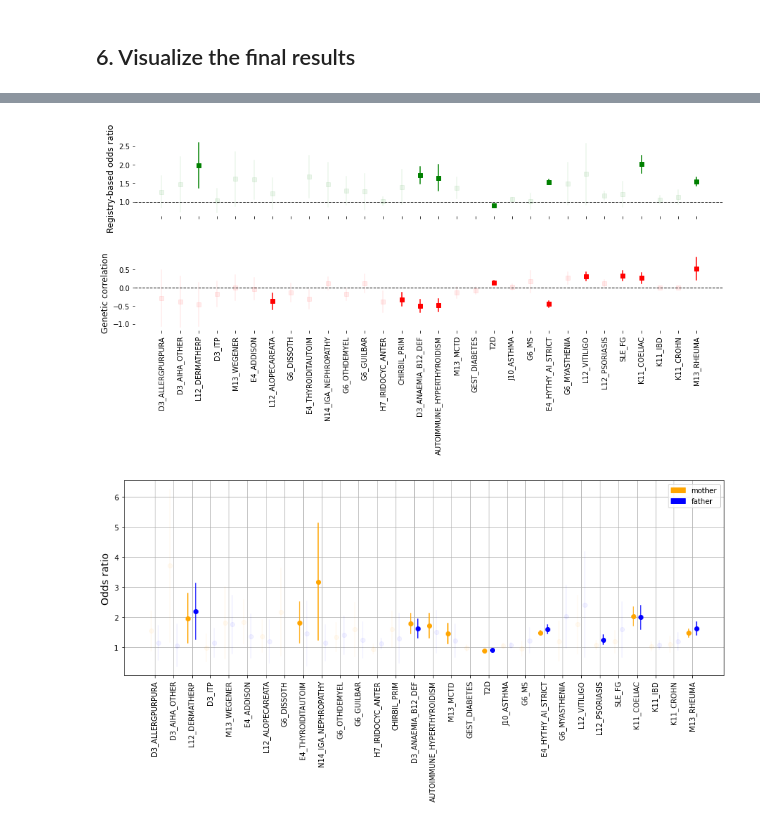
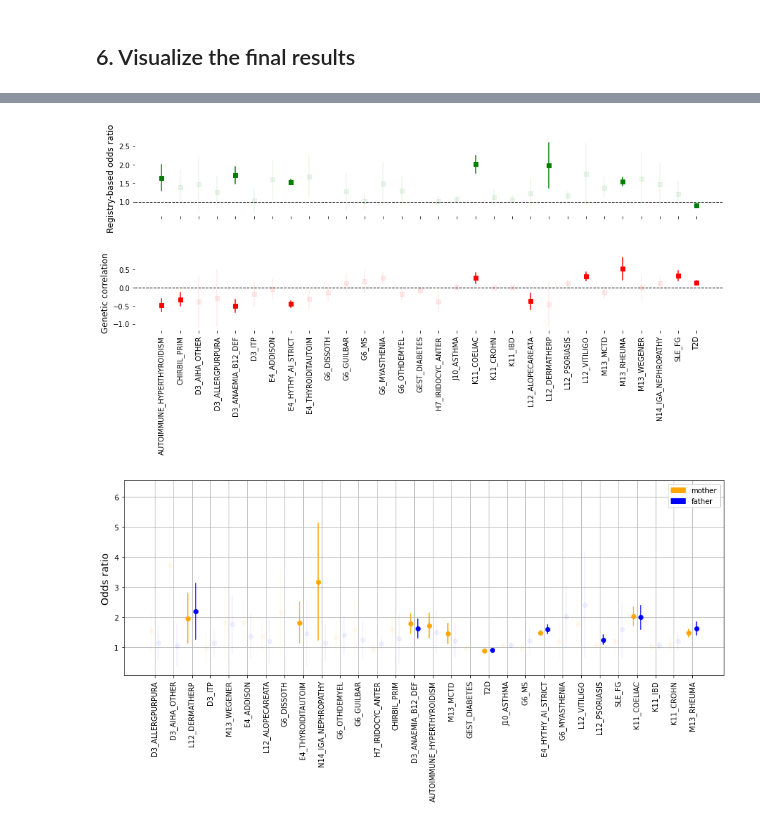
Before and after one commit to dsgelab/familial_tractories, a Jupyter notebook: ldsc.ipynb, the cells around one changed output, grey strips where cells are left out. Saved outputs shown, nothing was run; the diff lists cells and outputs as text; code cells hidden in the pictures.

Commit message:
updates according to the visualization needs

```diff
--- a/ldsc.ipynb
+++ b/ldsc.ipynb
@@ -312,5 +355,5 @@ res = res.merge(registry_res[registry_res.who == 'parent'][['endpoint', 'pval',
 # %%
-def plot_odds_ratio(df, outcome):
+def plot_comparisons(df, outcome):
     """
     :param results: a DataFrame of summary statistics
     :param eps: a list of diseases
@@ -319,6 +362,8 @@ def plot_odds_ratio(df, outcome):
     :param bar_cap: a float which indicates the length of error bar cap
     :return: a odds ratio plot of all the diseases in the list
     """
+    df = df.sort_values(by='endpoint')
+    df.index = range(len(df))
     fig, (ax2,ax1) = plt.subplots(nrows=2, sharex=True, figsize=(15, 5), subplot_kw=dict(frameon=False)) # frameon=False removes frames
     plt.subplots_adjust(hspace=.5)
 #     plt.grid()
@@ -336,9 +381,9 @@ def plot_odds_ratio(df, outcome):
     ax2.set_ylabel('Registry-based odds ratio', size=12)
     plt.show()
 # %%
-plot_odds_ratio(res, 'T1D_STRICT')
+plot_comparisons(res, 'T1D_STRICT')
 # %% [output]
-[figure, old version]
+[figure, new version]
 # %%
 def plot_odds_ratio(df, outcome, group_delta=.2):
     """
```
Also changed, not shown: parts of 5 cells of this notebook, 3 other files.
